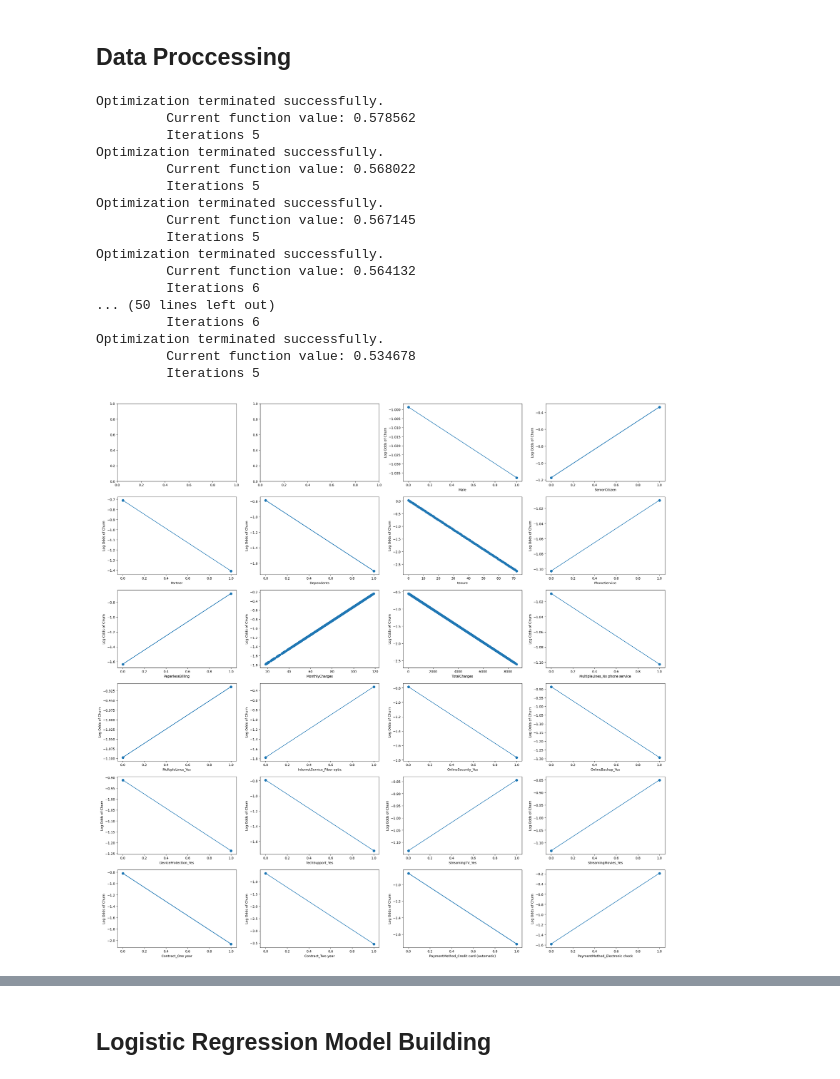
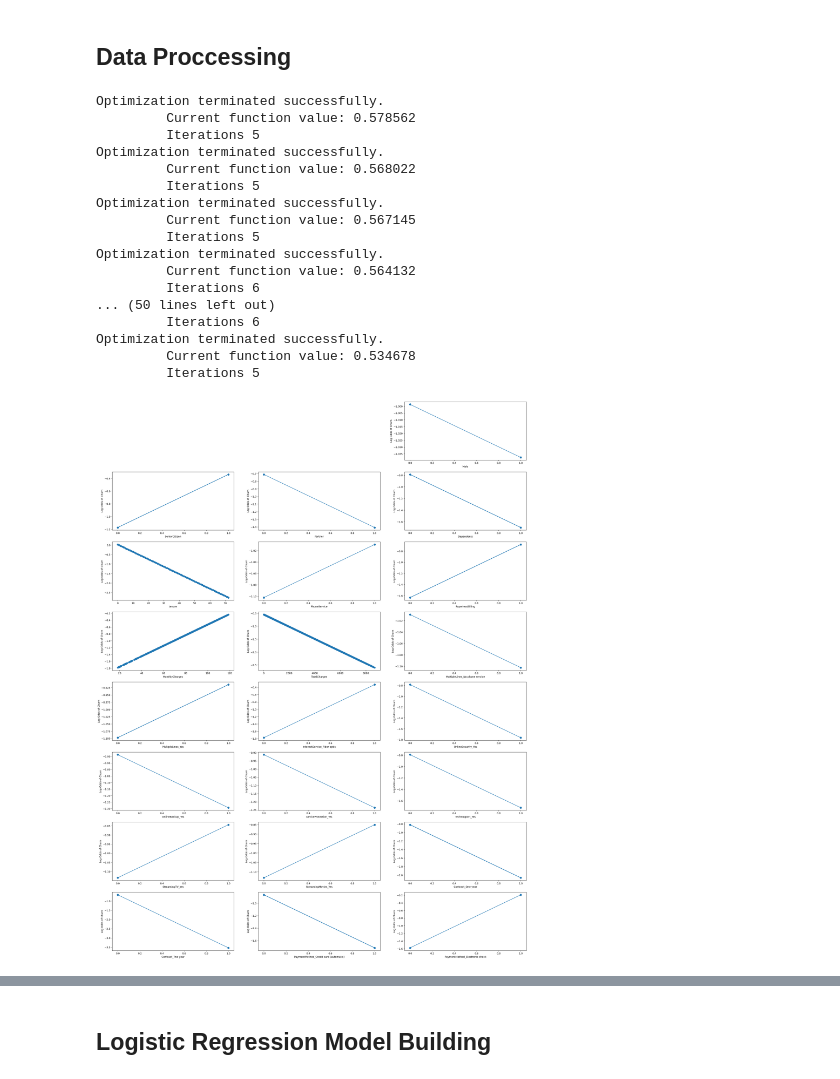
Before and after one commit to fmah922-code/Churn-Analysis, a Jupyter notebook: scripts/LogisticRegression.ipynb, the cells around one changed output, grey strips where cells are left out. Cells and saved outputs as stored; diff of their text form; code cells hidden in the pictures.

Commit message:
Removing two unecessary plots with no information

```diff
--- a/scripts/LogisticRegression.ipynb
+++ b/scripts/LogisticRegression.ipynb
@@ -103,13 +103,13 @@ ChurnData['Male'] = ChurnData["Male"].map(gender_map)
 # %%
 #Graphically showing linear relationships between independent and dependent variables (Major assumption of Logistic Regression)
 
-figure, axis = plt.subplots(6, 4, figsize=(30, 30))
+figure, axis = plt.subplots(8, 3, figsize=(30, 40))
 
 var_list = [item for item in ChurnData.columns if item != 'pred_prob' and item != 'log_odds' and item != 'Churn']
 
 iterator = -2
-for i in range(6):
-    for j in range(4):
+for i in range(8):
+    for j in range(3):
         if iterator >= 0:
             ind = sm.add_constant(ChurnData[var_list[iterator]])
             dep = ChurnData['Churn']
@@ -119,31 +119,34 @@ for i in range(6):
             pred_probs = two_d_model.predict(ind)
 
             log_odds = np.log((pred_probs) / (1 - pred_probs))
             slope, intercept, rvalue, pvalue, sterr = stats.linregress(ChurnData[var_list[iterator]], log_odds)
 
             axis[i,j].scatter(ChurnData[var_list[iterator]], log_odds)
             axis[i,j].plot(ChurnData[var_list[iterator]], slope*ChurnData[var_list[iterator]] + intercept)
             axis[i,j].set_xlabel(var_list[iterator])
             axis[i,j].set_ylabel('Log Odds of Churn')
             iterator += 1
         else:
             iterator += 1
+
+figure.delaxes(axis[0,0])
+figure.delaxes(axis[0,1])
 # %% [output]
 Optimization terminated successfully.
          Current function value: 0.578562
          Iterations 5
 Optimization terminated successfully.
          Current function value: 0.568022
          Iterations 5
 Optimization terminated successfully.
          Current function value: 0.567145
          Iterations 5
 Optimization terminated successfully.
          Current function value: 0.564132
          Iterations 6
 ... (50 lines left out)
          Iterations 6
 Optimization terminated successfully.
          Current function value: 0.534678
          Iterations 5
-[figure, old version]
+[figure, new version]
```
Also changed, not shown: parts of 2 cells of this notebook.
